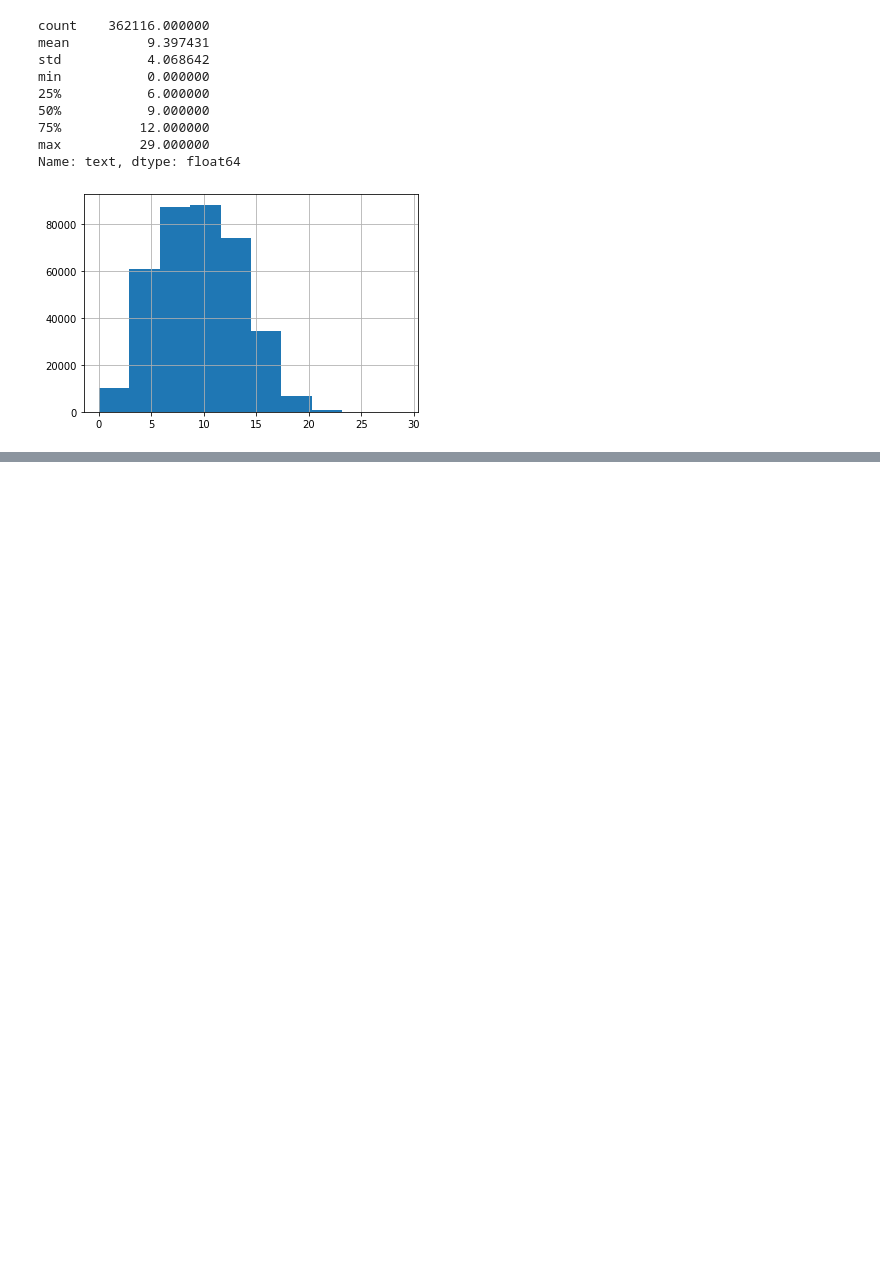
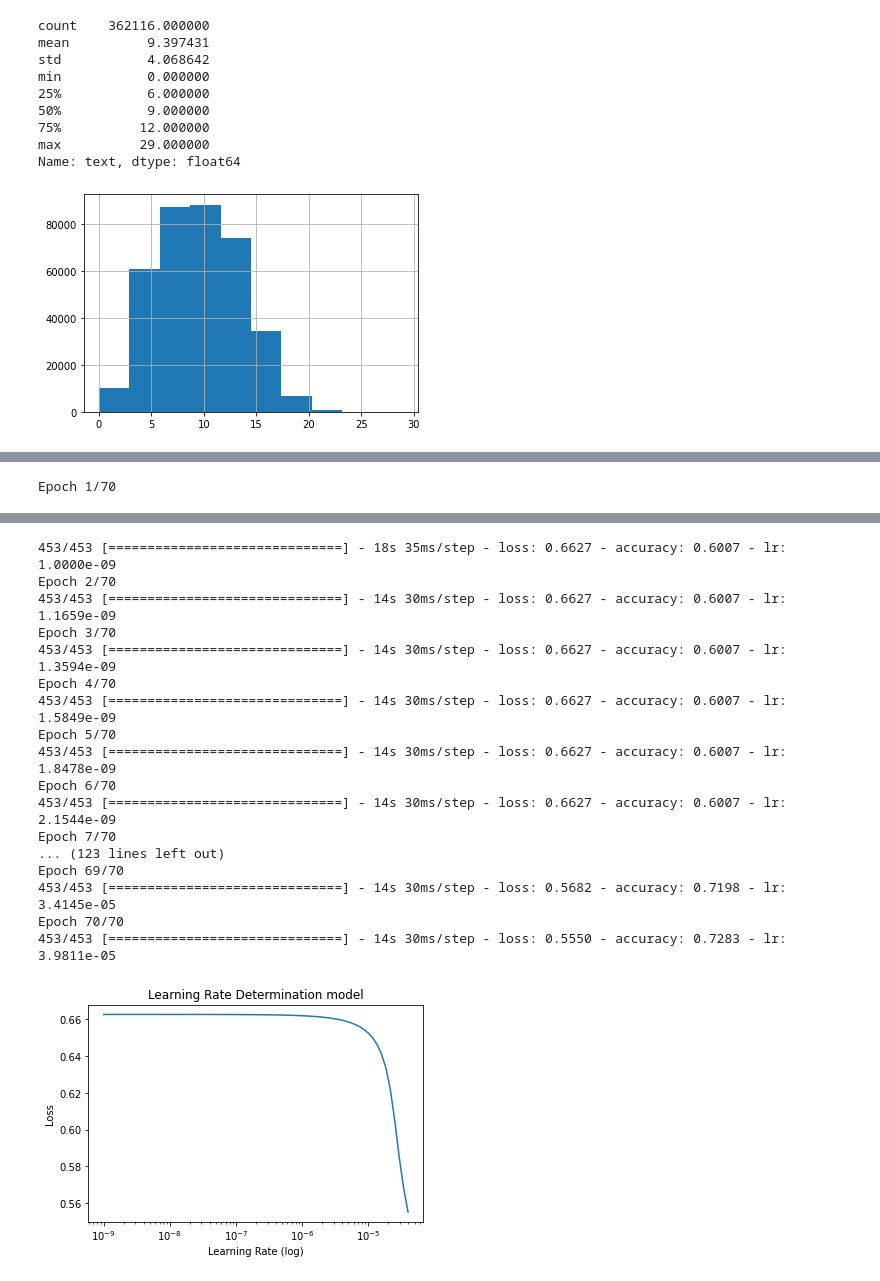
Before and after one commit to mkornfeld/negation_nlp, a Jupyter notebook: negation_nlp.ipynb, the cells around one changed output, grey strips where cells are left out. Drawn from its saved outputs; the diff is of its cells as text; code cells hidden in the pictures; blank space fills up the shorter version.

Commit message:
analysis mostly complete. just need to update it to have better outlier analysis and plot f2 scores

```diff
--- a/negation_nlp.ipynb
+++ b/negation_nlp.ipynb
@@ -208,6 +204,7 @@ df_data.head()
 # %%
-y = df_data['sentiment']
-X = df_data.drop('sentiment',axis=1)
+df_sample = df_data.sample(frac=0.1,random_state=42)
+y = df_sample['sentiment']
+X = df_sample.drop('sentiment',axis=1)
 
 X_train, X_test, y_train, y_test = train_test_split(X,y,test_size=0.2)
 X_train = np.array(X_train)
@@ -225,7 +219,7 @@ def determine_lr(model, name, guess):
     model.compile(optimizer='adam',
                   loss=tf.keras.losses.BinaryCrossentropy(),
                   metrics=['accuracy'])
-    history = model.fit(X_train, y_train, epochs=3, callbacks = lr_schedule)
+    history = model.fit(X_train, y_train, epochs=70, callbacks = lr_schedule)
     plt.semilogx(history.history["lr"], history.history["loss"])
     plt.xlabel("Learning Rate (log)")
     plt.ylabel("Loss")
@@ -260,18 +238,0 @@ Epoch 3/3
-# %%
-embedding_dim = 16
-model = tf.keras.Sequential([
-    tf.keras.layers.Embedding(vocab_size, embedding_dim, input_length = max_length),
-    #tf.keras.layers.Dense(100, activation='relu'),
-    #tf.keras.layers.Bidirectional(tf.keras.layers.LSTM(embedding_dim, return_sequences = True)),
-    tf.keras.layers.SimpleRNN(100, return_sequences = True),
-    tf.keras.layers.SimpleRNN(100),
-#     tf.keras.layers.Bidirectional(tf.keras.layers.RNN(embedding_dim)),
-#     tf.keras.layers.Dense(6, activation='relu'),
-    tf.keras.layers.Dense(1, activation='sigmoid')
-])
-
-model.summary()
-
-num_epochs = 3
-model.compile(loss='binary_crossentropy', optimizer='adam', metrics=['accuracy'])
-history = model.fit(X_train, y_train, epochs = num_epochs, validation_data=(X_test, y_test))
@@ -298,0 +239,4 @@ KeyboardInterrupt:
+# %%
+determine_lr(model, "model", 1e-9)
+# %% [output]
+Epoch 1/70
@@ -298,0 +248,18 @@ KeyboardInterrupt:
+453/453 [==============================] - 18s 35ms/step - loss: 0.6627 - accuracy: 0.6007 - lr: 1.0000e-09
+Epoch 2/70
+453/453 [==============================] - 14s 30ms/step - loss: 0.6627 - accuracy: 0.6007 - lr: 1.1659e-09
+Epoch 3/70
+453/453 [==============================] - 14s 30ms/step - loss: 0.6627 - accuracy: 0.6007 - lr: 1.3594e-09
+Epoch 4/70
+453/453 [==============================] - 14s 30ms/step - loss: 0.6627 - accuracy: 0.6007 - lr: 1.5849e-09
+Epoch 5/70
+453/453 [==============================] - 14s 30ms/step - loss: 0.6627 - accuracy: 0.6007 - lr: 1.8478e-09
+Epoch 6/70
+453/453 [==============================] - 14s 30ms/step - loss: 0.6627 - accuracy: 0.6007 - lr: 2.1544e-09
+Epoch 7/70
+... (123 lines left out)
+Epoch 69/70
+453/453 [==============================] - 14s 30ms/step - loss: 0.5682 - accuracy: 0.7198 - lr: 3.4145e-05
+Epoch 70/70
+453/453 [==============================] - 14s 30ms/step - loss: 0.5550 - accuracy: 0.7283 - lr: 3.9811e-05
+[figure, added]
```
Also changed, not shown: parts of 28 cells of this notebook.
